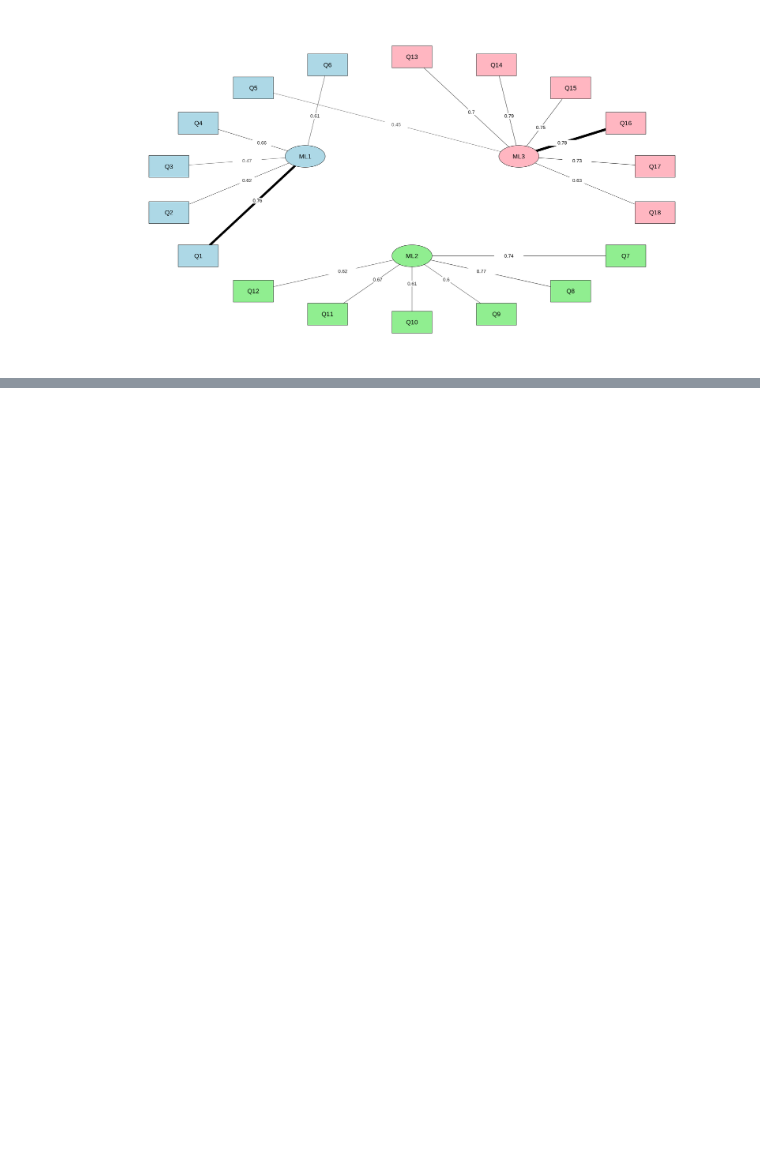
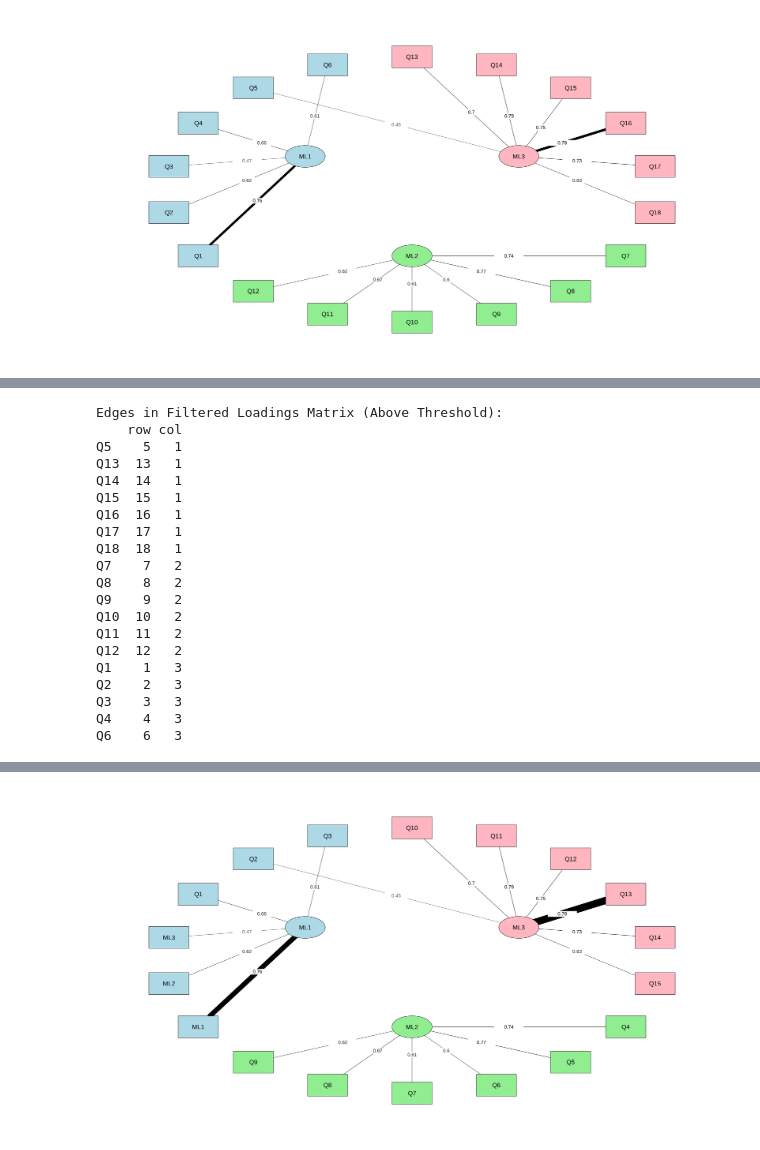
Before and after one commit to jgbrenner/EGA, a Jupyter notebook: R_analysis_test_results.ipynb, the cells around one changed output, grey strips where cells are left out. Saved outputs shown, nothing was run; the diff lists cells and outputs as text; code cells hidden in the pictures; blank space fills up the shorter version.

```diff
--- a/R_analysis_test_results.ipynb
+++ b/R_analysis_test_results.ipynb
@@ -379,0 +415,44 @@ Q18: Myślę o tym, co inni sądzą o moich osiągnięciach.
+# %%
+# Check which edges will appear in the graph
+cat("\nEdges in Filtered Loadings Matrix (Above Threshold):\n")
+filtered_edges <- which(filtered_loadings != 0, arr.ind = TRUE)
+print(filtered_edges)
+
+# Adjust edge-width scaling (e.g., square root for smoother transitions)
+scaled_widths <- sqrt(abs(filtered_loadings)) * 3
+
+# Plot the EFA graph with refined scaling
+qgraph(
+  filtered_loadings,
+  layout = "circle",
+  vsize = 6,
+  labels = c(paste0("ML", 1:3), paste0("Q", 1:18)),
+  edge.width = scaled_widths,
+  edge.color = "black",
+  edge.labels = TRUE,
+  label.cex = 1.5,
+  borders = TRUE,
+  groups = list("ML1" = 1:6, "ML2" = 7:12, "ML3" = 13:18),
+  color = c("lightblue", "lightgreen", "lightpink")
+)
+# %% [output]
+Edges in Filtered Loadings Matrix (Above Threshold):
+    row col
+Q5    5   1
+Q13  13   1
+Q14  14   1
+Q15  15   1
+Q16  16   1
+Q17  17   1
+Q18  18   1
+Q7    7   2
+Q8    8   2
+Q9    9   2
+Q10  10   2
+Q11  11   2
+Q12  12   2
+Q1    1   3
+Q2    2   3
+Q3    3   3
+Q4    4   3
+Q6    6   3
@@ -379,0 +463 @@ Q18: Myślę o tym, co inni sądzą o moich osiągnięciach.
+[figure, added]
```
Also changed, not shown: parts of 13 cells of this notebook.
